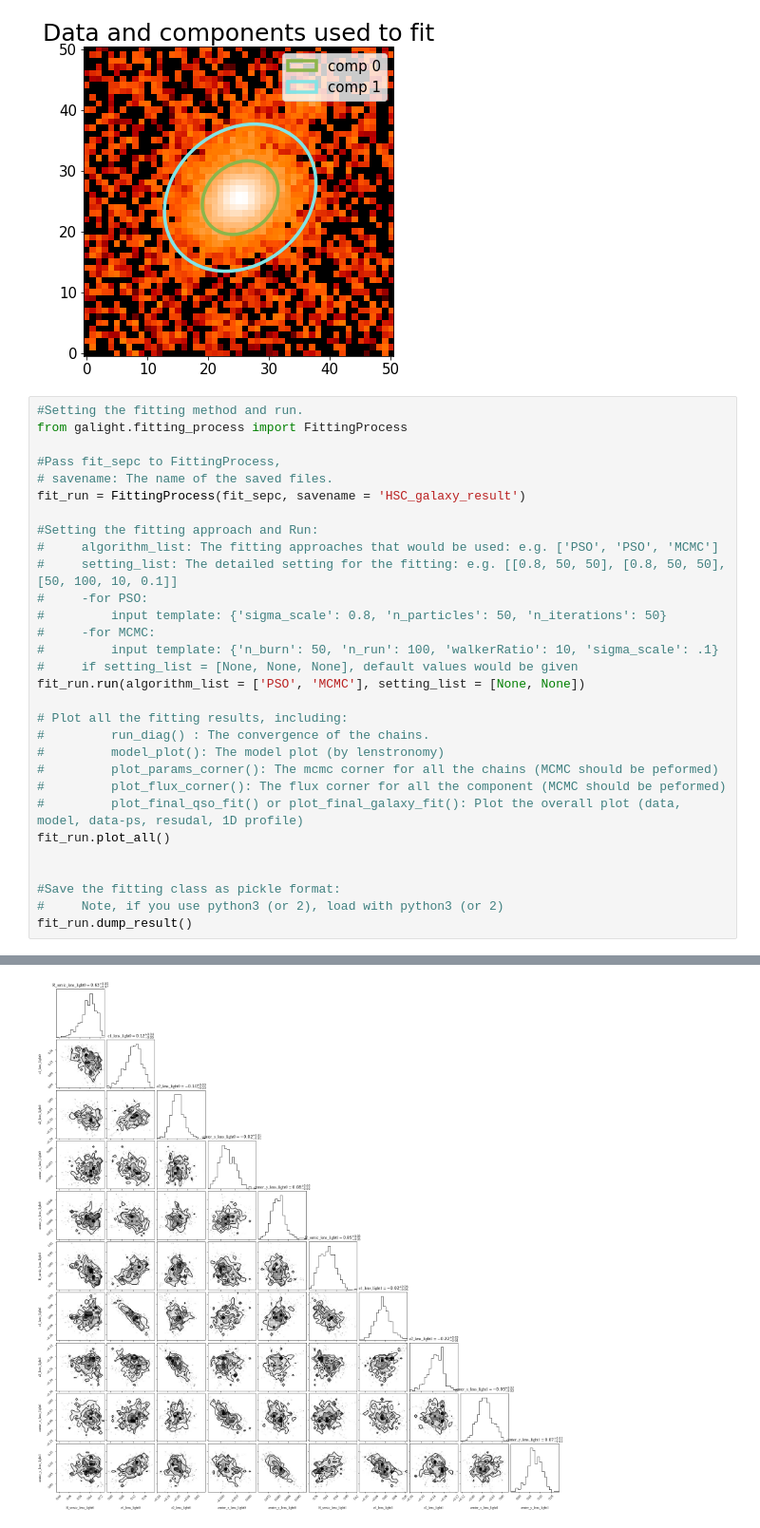
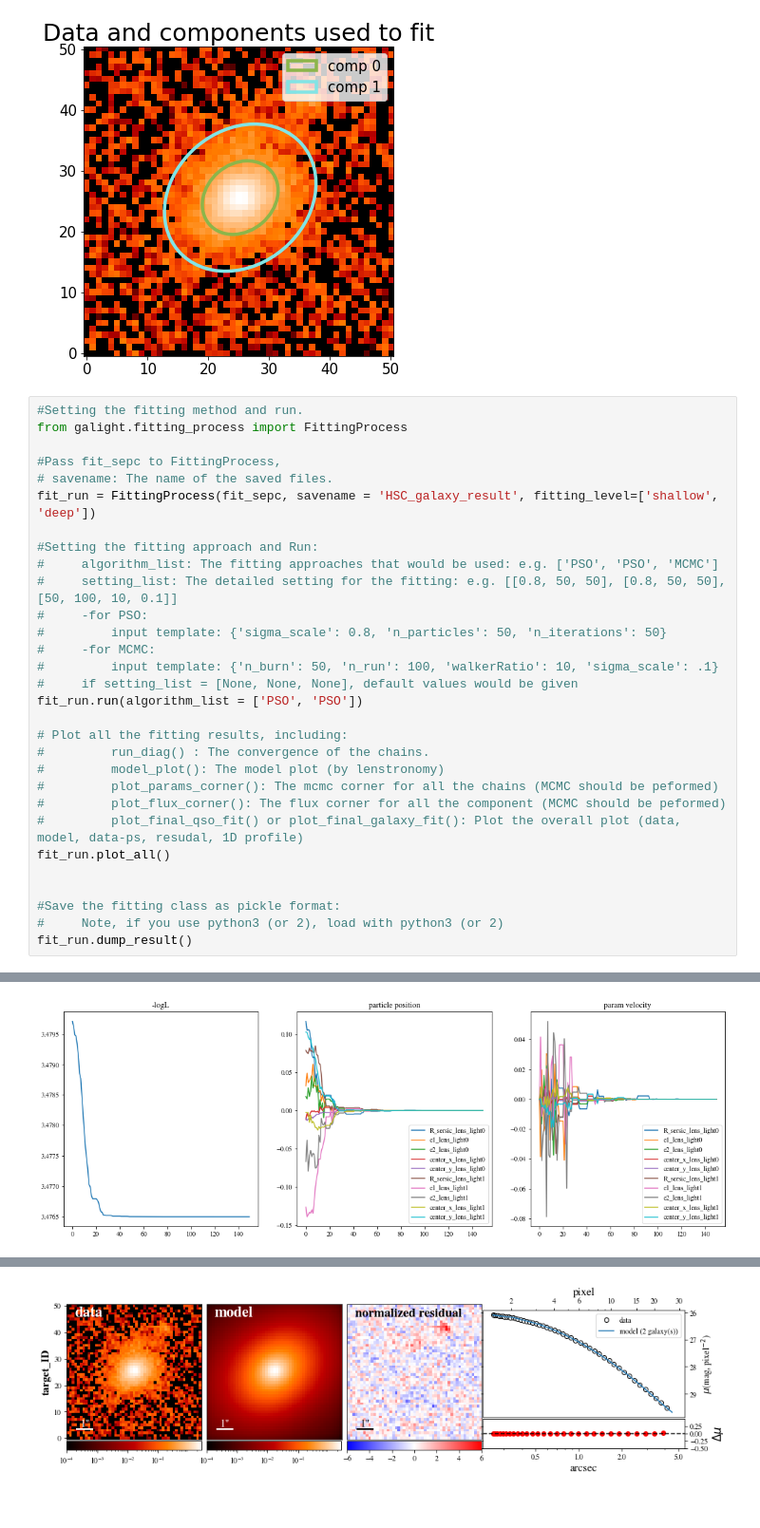
Before and after one commit to dartoon/galight_notebooks, a Jupyter notebook: galight_HSC_galaxy.ipynb, the cells around one changed output, grey strips where cells are left out. Shown: that part at 95% size. Saved outputs shown, nothing was run; the diff lists cells and outputs as text.

```diff
--- a/galight_HSC_galaxy.ipynb
+++ b/galight_HSC_galaxy.ipynb
@@ -116,7 +116,7 @@ from galight.fitting_process import FittingProcess
 
 #Pass fit_sepc to FittingProcess,
 # savename: The name of the saved files.
-fit_run = FittingProcess(fit_sepc, savename = 'HSC_galaxy_result')
+fit_run = FittingProcess(fit_sepc, savename = 'HSC_galaxy_result', fitting_level=['shallow', 'deep'])
 
 #Setting the fitting approach and Run:
 #     algorithm_list: The fitting approaches that would be used: e.g. ['PSO', 'PSO', 'MCMC']
@@ -126,7 +126,7 @@ fit_run = FittingProcess(fit_sepc, savename = 'HSC_galaxy_result')
 #     -for MCMC:
 #         input template: {'n_burn': 50, 'n_run': 100, 'walkerRatio': 10, 'sigma_scale': .1}
 #     if setting_list = [None, None, None], default values would be given
-fit_run.run(algorithm_list = ['PSO', 'MCMC'], setting_list = [None, None])
+fit_run.run(algorithm_list = ['PSO', 'PSO'])
 
 # Plot all the fitting results, including:
 #         run_diag() : The convergence of the chains.
@@ -174 +163,2 @@ Start transfering the Params to fluxs...
+[figure, new version]
 <Figure size 432x288 with 0 Axes>
@@ -179 +168 @@ reduced chi^2 of data  0 =  1.1525923338981832
-[figure, old version]
+[figure, new version]
```
Also changed, not shown: parts of 5 cells of this notebook, 3 other files.
